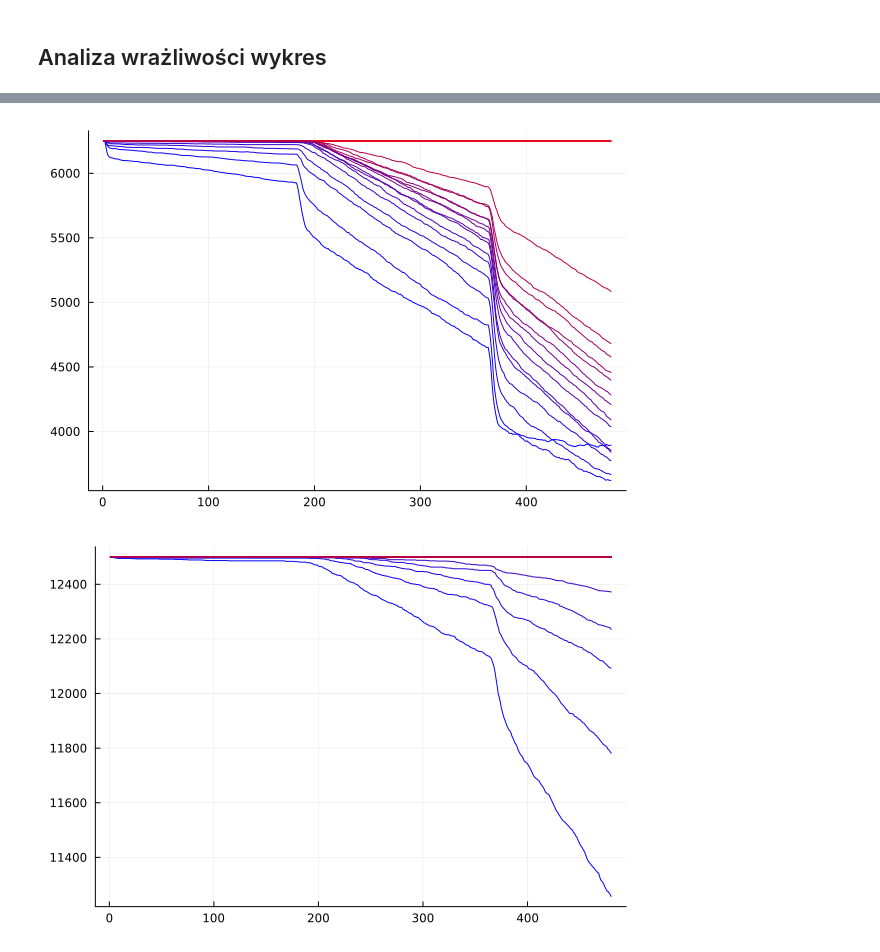
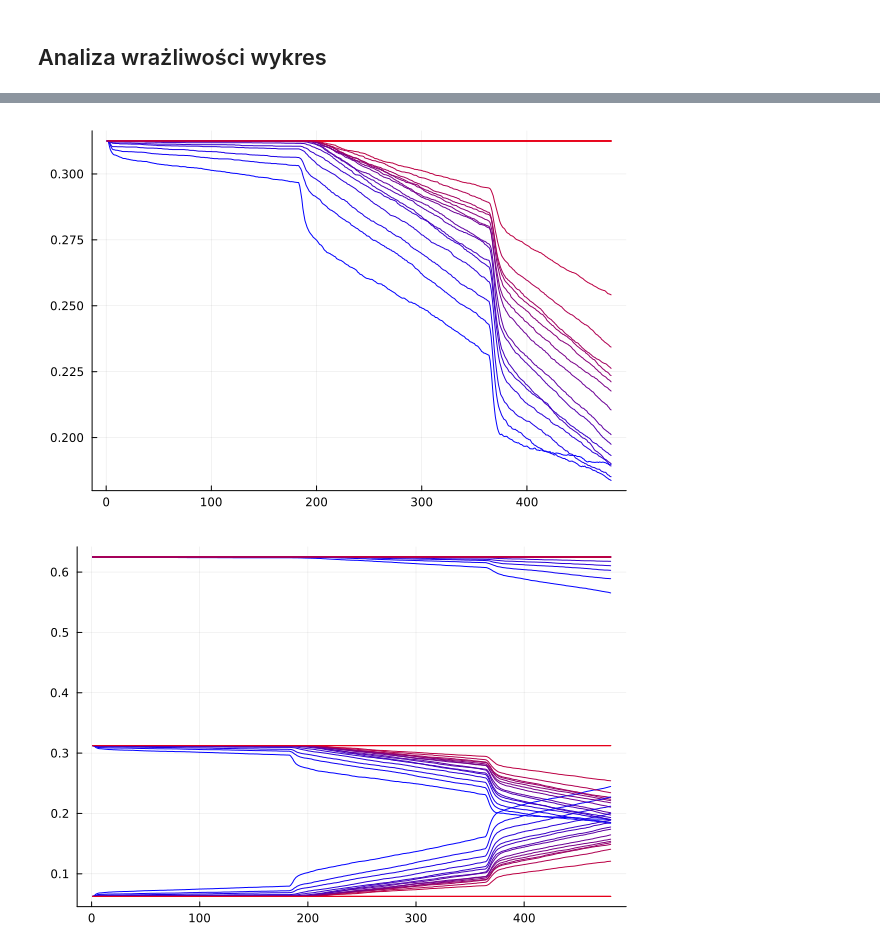
Before and after one commit to Rybakowski/raport_2, a Jupyter notebook: raport_2.ipynb, the cells around one changed output, grey strips where cells are left out. Saved outputs shown, nothing was run; the diff lists cells and outputs as text; code cells hidden in the pictures.

```diff
--- a/raport_2.ipynb
+++ b/raport_2.ipynb
@@ -418,15 +426,19 @@ end
 using Plots
 
 num_colors = len
+
+#TUTAJ MOŻESZ MODYFIKOWAĆ KOLORY
 colors = [RGB(i/(num_colors-1), 0.0, 1.0 - i/(num_colors-1)) for i in 0:num_colors-1]
 
 # colors = {key => colors for key in range(0.5, 2, step=0.1)}
 
 p = plot(legend = false)
 
+# title
 ii =1
 for (key, value) in counts_dict
-    plot!(value.district_1, label="District 1", color=colors[key])
+    ### TUTAJ DODAĆ FUNKCJE KTÓRA TO PLOTUJE
+    plot!(value.district_1_shr, label="District 1", color=colors[key])
     ii +=1
 end
 
@@ -438,22 +450,23 @@ p = plot(legend = false)
 
 ii =1
 for (key, value) in counts_dict
-    plot!(value.district_2, label="District 2", color=colors[key])
+    plot!(value.district_2_shr, label="District 2", color=colors[key])
     ii +=1
 end
 
 display(p)
 # %% [output]
-[figure, old version]
+[figure, new version]
 # %%
 p = plot(legend = false)
 
 ii =1
 for (key, value) in counts_dict
-    plot!(value.district_3, label="District 3", color=colors[key])
+    plot!(value.district_3_shr, label="District 3", color=colors[key])
+    plot!(value.district_2_shr, label="District 3", color=colors[key])
+    plot!(value.district_1_shr, label="District 3", color=colors[key])
     ii +=1
 end
-
 display(p)
 # %% [output]
-[figure, old version]
+[figure, new version]
```
Also changed, not shown: parts of 15 cells of this notebook, 1 other file.
